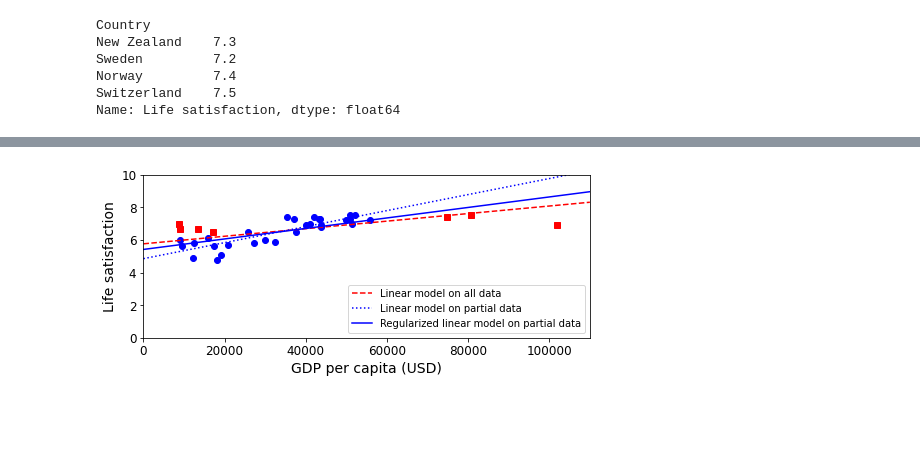
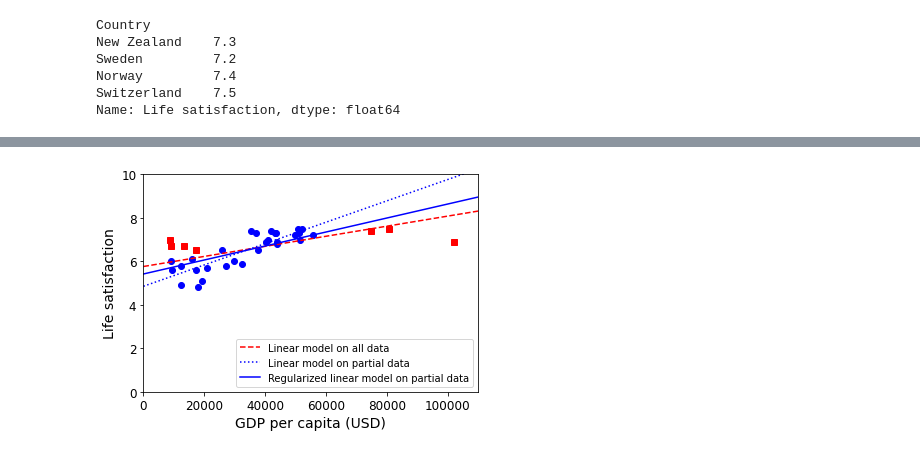
Before and after one commit to ghcn345/Machine-Learning-Techniques, a Jupyter notebook: Machine_Learning_Landscape.ipynb, the cells around one changed output, grey strips where cells are left out. Drawn from its saved outputs; the diff is of its cells as text; code cells hidden in the pictures; blank space fills up the shorter version.

Commit message:
fit and predict plot

```diff
--- a/Machine_Learning_Landscape.ipynb
+++ b/Machine_Learning_Landscape.ipynb
@@ -299,29 +299,27 @@ gdp_per_capita.loc[[c for c in gdp_per_capita.index if "W" in c.upper()]].head()
 | New Zealand | Gross domestic product per capita... | U.S. dollars | Units | See notes for: Gross domestic pro... | 37044.891 | 2015.0 |
 | Norway | Gross domestic product per capita... | U.S. dollars | Units | See notes for: Gross domestic pro... | 74822.106 | 2015.0 |
 # %%
-plt.figure(figsize=(8,3))
-
 plt.xlabel("GDP per capita")
 plt.ylabel('Life satisfaction')
 
 plt.plot(list(sample_data["GDP per capita"]), list(sample_data["Life satisfaction"]), "bo")
 plt.plot(list(missing_data["GDP per capita"]), list(missing_data["Life satisfaction"]), "rs")
 
 X = np.linspace(0, 110000, 1000)
 plt.plot(X, t0full + t1full * X, "r--", label="Linear model on all data")
 plt.plot(X, t0 + t1*X, "b:", label="Linear model on partial data")
 
 ridge = linear_model.Ridge(alpha=10**9.5)
 Xsample = np.c_[sample_data["GDP per capita"]]
 ysample = np.c_[sample_data["Life satisfaction"]]
 ridge.fit(Xsample, ysample)
 t0ridge, t1ridge = ridge.intercept_[0], ridge.coef_[0][0]
 plt.plot(X, t0ridge + t1ridge * X, "b", label="Regularized linear model on partial data")
 
 plt.legend(loc="lower right")
 plt.axis([0, 110000, 0, 10])
 plt.xlabel("GDP per capita (USD)")
 #plt.savefig('images/ridge_model_plot.png', format='png')
 plt.show()
 # %% [output]
-[figure, old version]
+[figure, new version]
```
Also changed, not shown: 1 other file.
